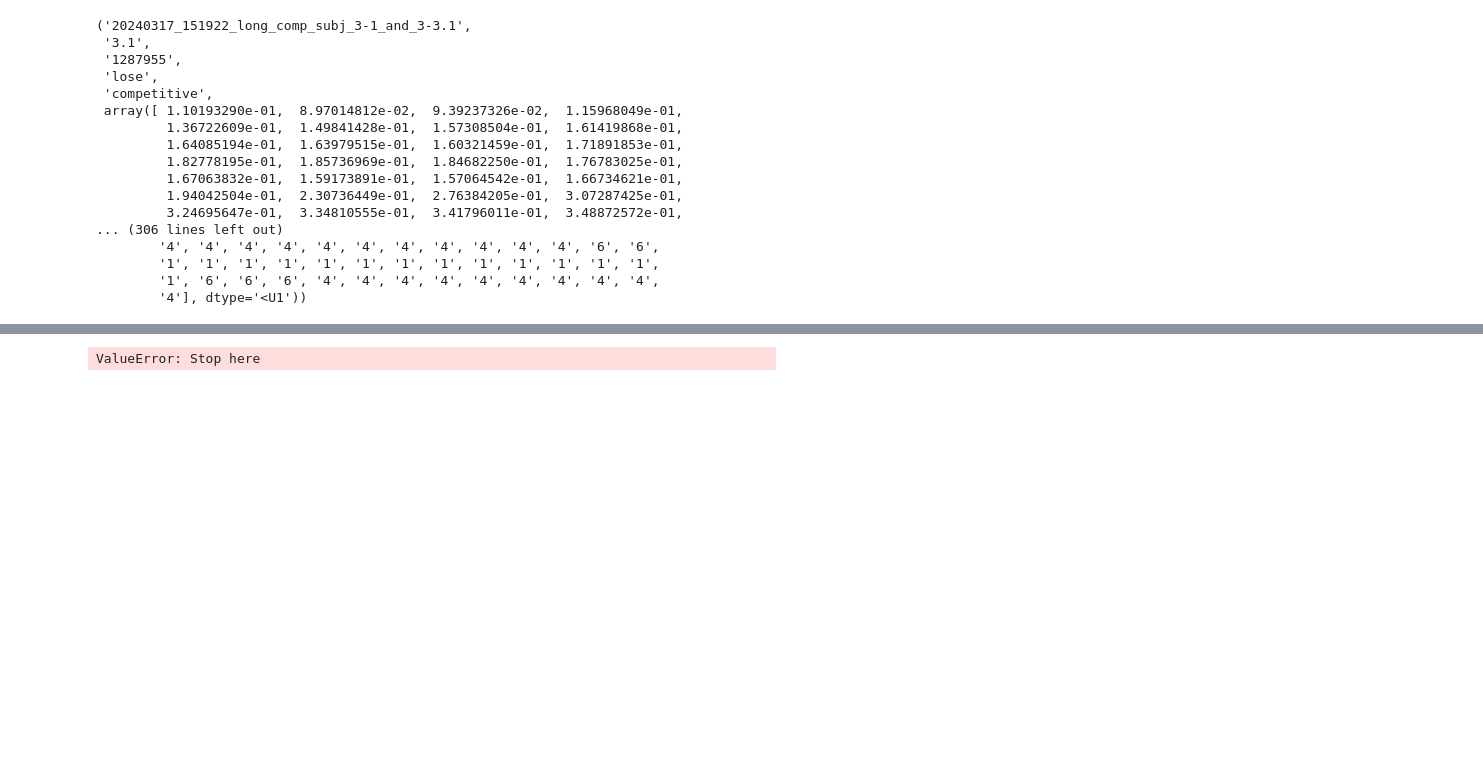
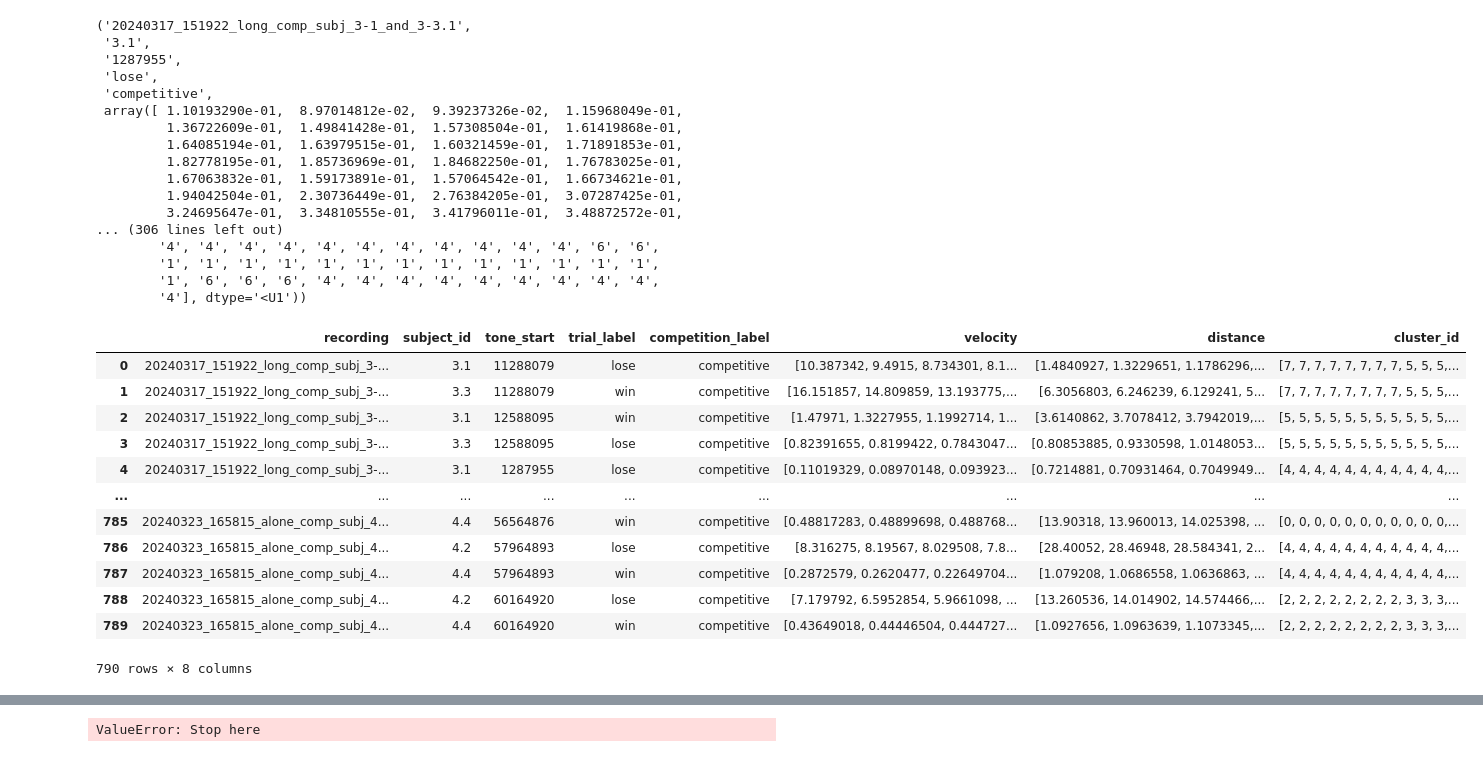
Before and after one commit to padillacoreanolab/reward_comp_ext, a Jupyter notebook: results/2024_09_02_behavioral_reward_comp/01_competitive_trials_analysis.ipynb, the cells around one changed output, grey strips where cells are left out. Saved outputs shown, nothing was run; the diff lists cells and outputs as text; code cells hidden in the pictures; blank space fills up the shorter version.

```diff
--- a/results/2024_09_02_behavioral_reward_comp/01_competitive_trials_analysis.ipynb
+++ b/results/2024_09_02_behavioral_reward_comp/01_competitive_trials_analysis.ipynb
@@ -672,3 +672,19 @@ all_velocity_tuples[0]
 all_velocity_df = pd.DataFrame(all_velocity_tuples, columns=['recording', 'subject_id', 'tone_start', 'trial_label', 'competition_label', 'velocity', 'distance', 'cluster_id'])
 # %%
 all_velocity_df = all_velocity_df.sort_values(by=['recording', 'tone_start', 'subject_id']).reset_index(drop=True)
+# %%
+all_velocity_df
+# %% [output]
+|  | recording | subject_id | tone_start | trial_label | competition_label | velocity | distance | cluster_id |
+| 0 | 20240317_151922_long_comp_subj_3-... | 3.1 | 11288079 | lose | competitive | [10.387342, 9.4915, 8.734301, 8.1... | [1.4840927, 1.3229651, 1.1786296,... | [7, 7, 7, 7, 7, 7, 7, 7, 5, 5, 5,... |
+| 1 | 20240317_151922_long_comp_subj_3-... | 3.3 | 11288079 | win | competitive | [16.151857, 14.809859, 13.193775,... | [6.3056803, 6.246239, 6.129241, 5... | [7, 7, 7, 7, 7, 7, 7, 7, 5, 5, 5,... |
+| 2 | 20240317_151922_long_comp_subj_3-... | 3.1 | 12588095 | win | competitive | [1.47971, 1.3227955, 1.1992714, 1... | [3.6140862, 3.7078412, 3.7942019,... | [5, 5, 5, 5, 5, 5, 5, 5, 5, 5, 5,... |
+| 3 | 20240317_151922_long_comp_subj_3-... | 3.3 | 12588095 | lose | competitive | [0.82391655, 0.8199422, 0.7843047... | [0.80853885, 0.9330598, 1.0148053... | [5, 5, 5, 5, 5, 5, 5, 5, 5, 5, 5,... |
+| 4 | 20240317_151922_long_comp_subj_3-... | 3.1 | 1287955 | lose | competitive | [0.11019329, 0.08970148, 0.093923... | [0.7214881, 0.70931464, 0.7049949... | [4, 4, 4, 4, 4, 4, 4, 4, 4, 4, 4,... |
+| ... | ... | ... | ... | ... | ... | ... | ... | ... |
+| 785 | 20240323_165815_alone_comp_subj_4... | 4.4 | 56564876 | win | competitive | [0.48817283, 0.48899698, 0.488768... | [13.90318, 13.960013, 14.025398, ... | [0, 0, 0, 0, 0, 0, 0, 0, 0, 0, 0,... |
+| 786 | 20240323_165815_alone_comp_subj_4... | 4.2 | 57964893 | lose | competitive | [8.316275, 8.19567, 8.029508, 7.8... | [28.40052, 28.46948, 28.584341, 2... | [4, 4, 4, 4, 4, 4, 4, 4, 4, 4, 4,... |
+| 787 | 20240323_165815_alone_comp_subj_4... | 4.4 | 57964893 | win | competitive | [0.2872579, 0.2620477, 0.22649704... | [1.079208, 1.0686558, 1.0636863, ... | [4, 4, 4, 4, 4, 4, 4, 4, 4, 4, 4,... |
+| 788 | 20240323_165815_alone_comp_subj_4... | 4.2 | 60164920 | lose | competitive | [7.179792, 6.5952854, 5.9661098, ... | [13.260536, 14.014902, 14.574466,... | [2, 2, 2, 2, 2, 2, 2, 2, 3, 3, 3,... |
+| 789 | 20240323_165815_alone_comp_subj_4... | 4.4 | 60164920 | win | competitive | [0.43649018, 0.44446504, 0.444727... | [1.0927656, 1.0963639, 1.1073345,... | [2, 2, 2, 2, 2, 2, 2, 2, 3, 3, 3,... |
+790 rows × 8 columns
```
Also changed, not shown: parts of 4 cells of this notebook.
